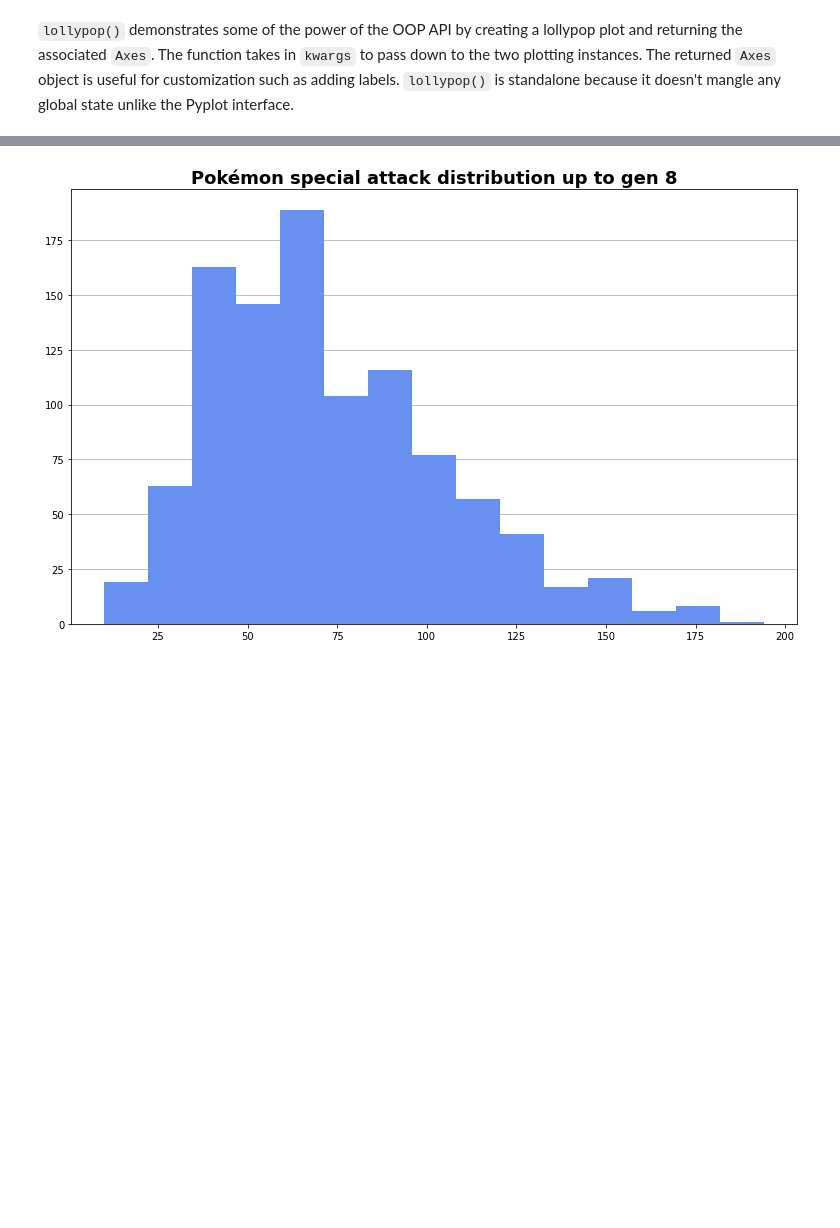
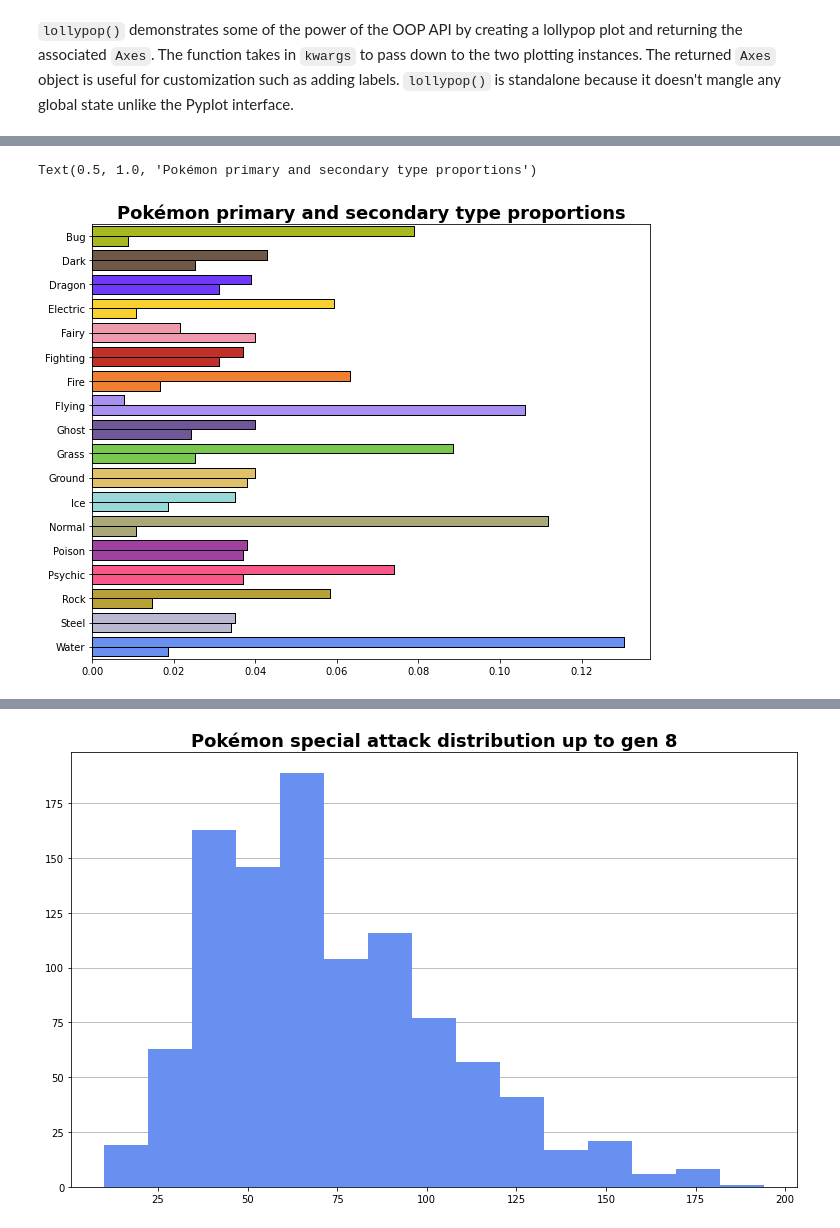
Before and after one commit to joshuamegnauth54/data765-intro-python-tutoring, a Jupyter notebook: notebooks/09-eda.ipynb, the cells around one changed output, grey strips where cells are left out. Drawn from its saved outputs; the diff is of its cells as text; code cells hidden in the pictures; blank space fills up the shorter version.

```diff
--- a/notebooks/09-eda.ipynb
+++ b/notebooks/09-eda.ipynb
@@ -283,0 +332,63 @@ Bar plots are invalid for continuous data. Each bar would be very small because
+# %%
+# Create a DataFrame of the proportion of primary and secondary types and ensure they're aligned
+# Some Pokémon don't have a secondary type which leads to nulls in the type_2 column.
+# Dropping these nulls biases the proportions in this case because the primary type bars would include every Pokémon while secondary won't.
+pokemon_types = (
+    pd.DataFrame(
+        {
+            "Primary": pokemon.type_1.value_counts(normalize=True).sort_index(),
+            "Secondary": pokemon.type_2.value_counts(
+                normalize=True, dropna=False
+            ).sort_index(),
+        }
+    )
+    .drop(index="NA")
+    .reset_index()
+    .melt("index")
+    .reset_index()
+)
+
+bar_types_fig, bar_types_ax = plt.subplots(figsize=(10, 8))
+
+sns.barplot(
+    x=pokemon_types.value,
+    y=pokemon_types["index"],
+    hue=pokemon_types.variable,
+    ax=bar_types_ax,
+    edgecolor="black",
+)
+sns.barplot(
+    x=pokemon_types.value,
+    y=pokemon_types["index"],
+    hue=pokemon_types.variable,
+    ax=bar_types_ax,
+    edgecolor="black",
+)
+
+# Sort colors by name to match DataFrame (i.e. the DataFrame's index is sorted by name)
+type_col_ordered = [
+    pair[1] for pair in sorted(poketype_colors.items()) if pair[0] != "Unknown"
+]
+# There are two bars per color so the colors need to repeat
+# The bar patches start at the halfway point for some reason.
+bar_patch_offset = int(len(bar_types_ax.patches) / 2)
+sec_patch_offset = int(bar_patch_offset + bar_patch_offset / 2)
+
+# Set bar patch colors.
+# The first 18 patches are primary type bars while the second set of 18 bars are secondary.
+# Primary and secondary patches (ex. 18 and 36) are zipped together with color.
+for prim_patch, sec_patch, type_color in zip(
+    bar_types_ax.patches[bar_patch_offset:sec_patch_offset],
+    bar_types_ax.patches[sec_patch_offset:],
+    type_col_ordered,
+):
+    prim_patch.set_facecolor(type_color)
+    sec_patch.set_facecolor(type_color)
+
+# Turn off legend which is the Primary/Secondary indicator
+bar_types_ax.get_legend().remove()
+bar_types_ax.set(xlabel="", ylabel="")
+bar_types_ax.set_title("Pokémon primary and secondary type proportions", title_default)
+# %% [output]
+Text(0.5, 1.0, 'Pokémon primary and secondary type proportions')
+[figure, added]
```
Also changed, not shown: parts of 11 cells of this notebook.
